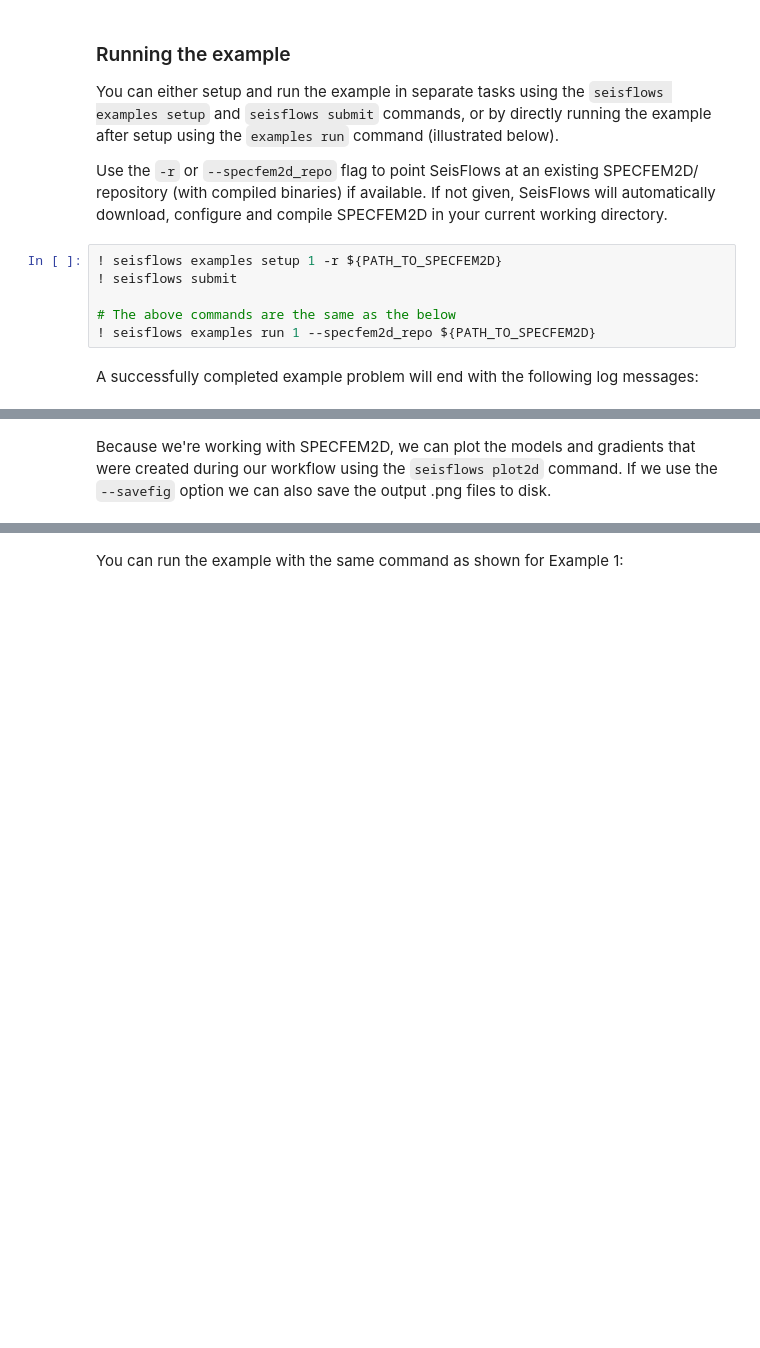
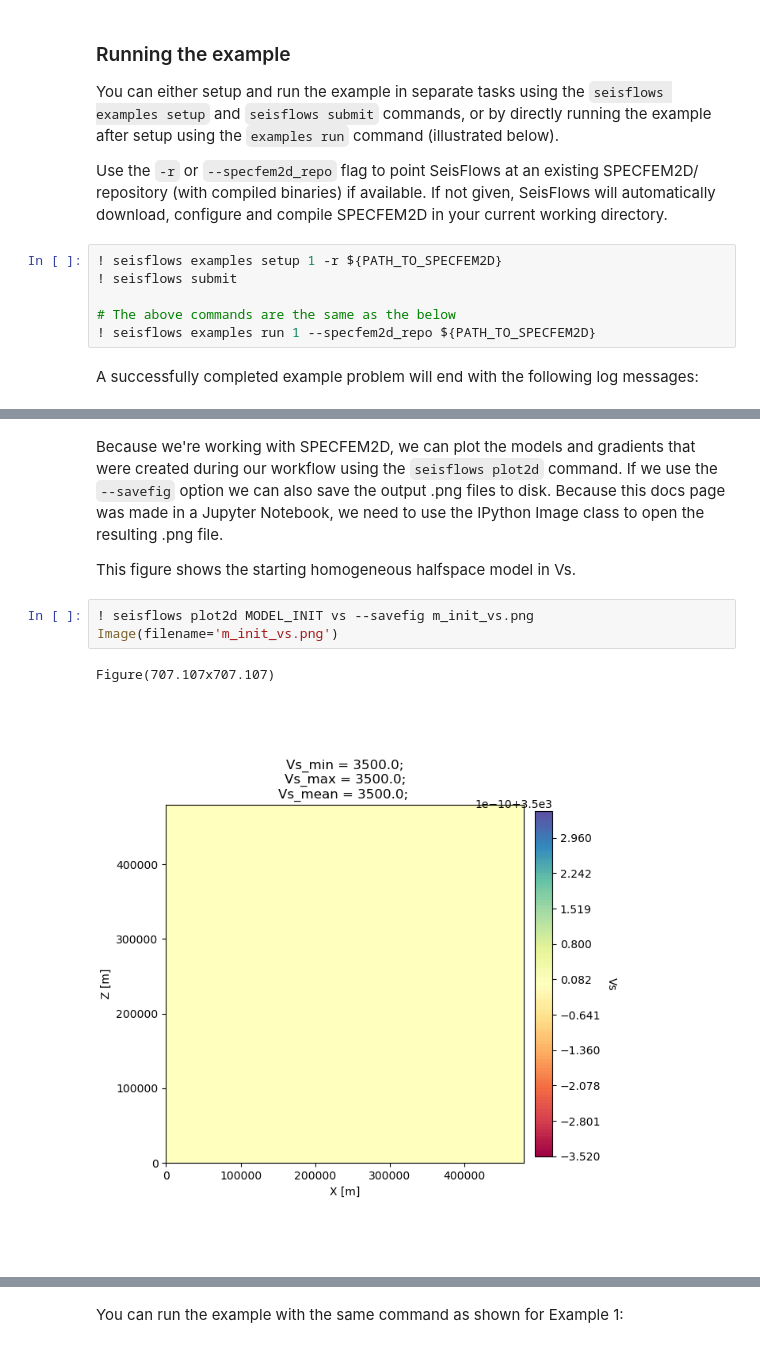
Before and after one commit to adjtomo/seisflows, a Jupyter notebook: docs/notebooks/specfem2d_example.ipynb, the cells around one changed output, grey strips where cells are left out. Saved outputs shown, nothing was run; the diff lists cells and outputs as text; blank space fills up the shorter version.

Commit message:
updating specfem2d example problems to match the new examples 1 and 2

```diff
--- a/docs/notebooks/specfem2d_example.ipynb
+++ b/docs/notebooks/specfem2d_example.ipynb
@@ -105,4 +109,12 @@ GRADIENT_01  GRADIENT_02  MODEL_01  MODEL_INIT  MODEL_TRUE
 
 proc000000_vp.bin  proc000000_vs.bin
 # %% [markdown]
-Because we're working with SPECFEM2D, we can plot the models and gradients that were created during our workflow using the `seisflows plot2d` command. If we use the `--savefig` option we can also save the output .png files to disk.
+Because we're working with SPECFEM2D, we can plot the models and gradients that were created during our workflow using the `seisflows plot2d` command. If we use the `--savefig` option we can also save the output .png files to disk. Because this docs page was made in a Jupyter Notebook, we need to use the IPython Image class to open the resulting .png file.
+
+This figure shows the starting homogeneous halfspace model in Vs.
+# %%
+! seisflows plot2d MODEL_INIT vs --savefig m_init_vs.png
+Image(filename='m_init_vs.png')
+# %% [output]
+Figure(707.107x707.107)
+[figure, added]
```
Also changed, not shown: parts of 27 cells of this notebook, 8 other files.
